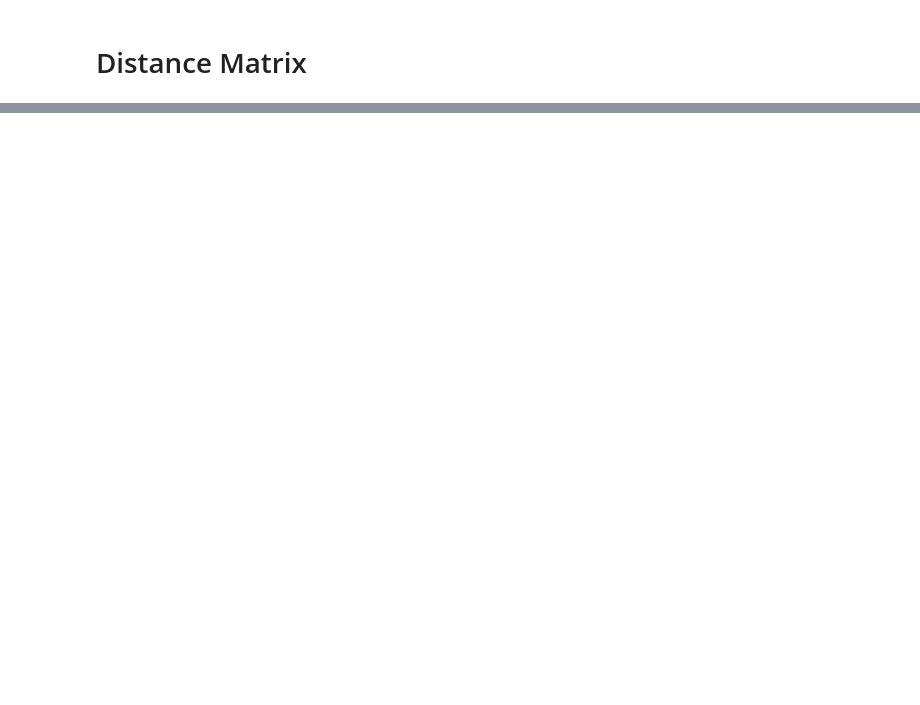
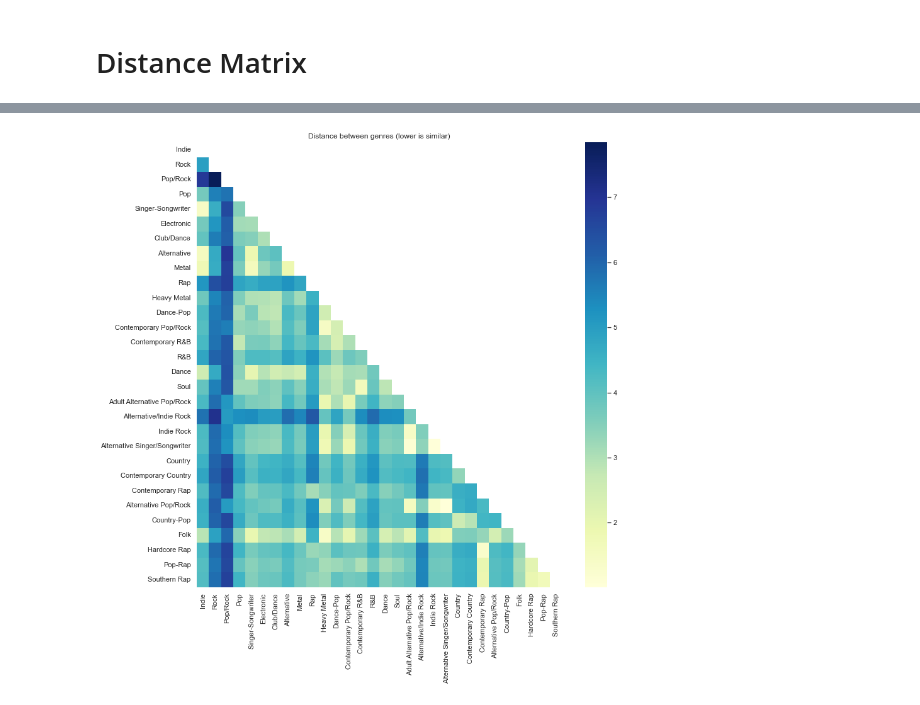
Before and after one commit to wainejr/CSB53, a Jupyter notebook: notebooks/genres_analysis.ipynb, the cells around one changed output, grey strips where cells are left out. Saved outputs shown, nothing was run; the diff lists cells and outputs as text; code cells hidden in the pictures; blank space fills up the shorter version.

```diff
--- a/notebooks/genres_analysis.ipynb
+++ b/notebooks/genres_analysis.ipynb
@@ -190,3 +232,17 @@ df_dist = pd.DataFrame(dist.pairwise(df_cocurrency.to_numpy()), columns=df_cocur
+# %%
+with sns.axes_style("white"):
+    fig, axes = plt.subplots(nrows=1, ncols=1)
+    fig.set_figheight(13)
+    fig.set_figwidth(13)
+
+    mask = np.zeros_like(df_dist)
+    mask[np.triu_indices_from(mask)] = True
+    sns.heatmap(df_dist, mask=mask, ax=axes, cmap="YlGnBu")
+axes.set_title("Distance between genres (lower is similar)")
+
+plt.show(fig)
+# %% [output]
+[figure, added]
 # %%
 from sklearn.cluster import KMeans
 
```
Also changed, not shown: parts of 18 cells of this notebook.
